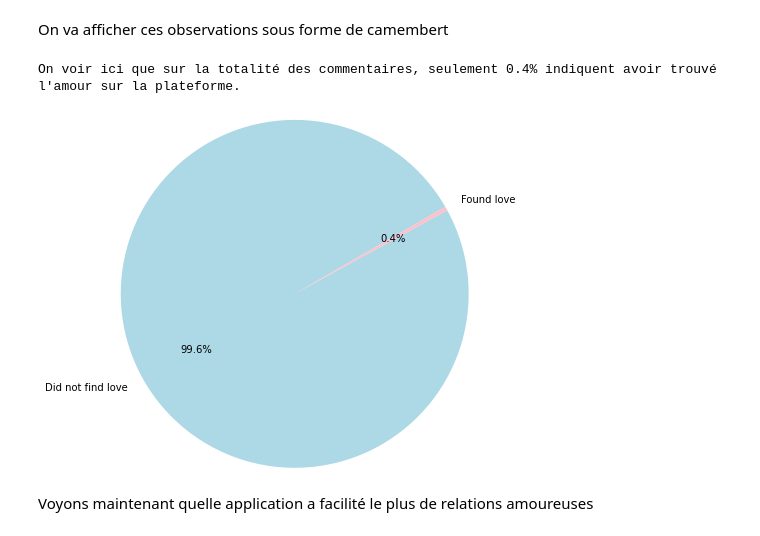
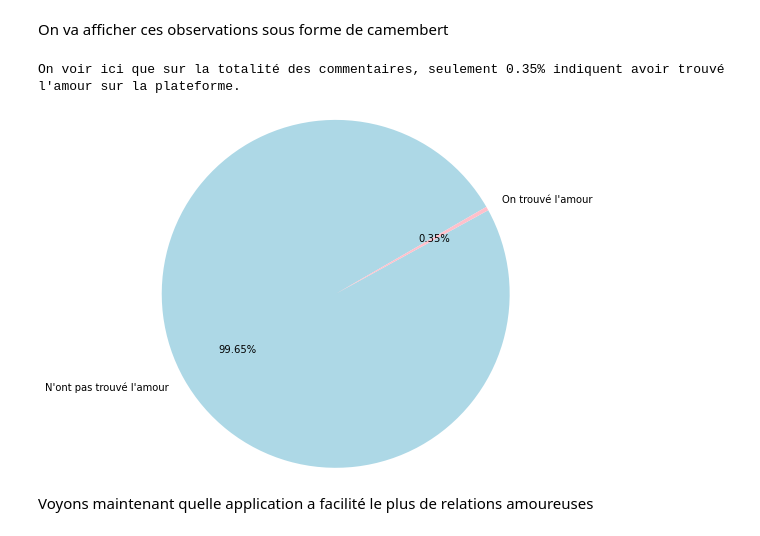
Before and after one commit to SimonCariou/text_analysis_ML, a Jupyter notebook: main.ipynb, the cells around one changed output. Drawn from its saved outputs; the diff is of its cells as text; code cells hidden in the pictures.

```diff
--- a/main.ipynb
+++ b/main.ipynb
@@ -327,18 +312,18 @@ On va afficher ces observations sous forme de camembert
 # %%
 plt.gcf().set_facecolor('white')
 plt.pie(df.found_love.notna().value_counts(),
-    labels=["Did not find love", "Found love"],
-    autopct='%1.1f%%',
+    labels=["N'ont pas trouvé l'amour", "On trouvé l'amour"],
+    autopct='%1.2f%%',
     startangle=30,
     pctdistance=0.65,
     radius = 2,
     colors=["lightblue", "pink"]
 );
 
-print("On voir ici que sur la totalité des commentaires, seulement 0.4% indiquent avoir trouvé l'amour sur la plateforme.")
+print("On voir ici que sur la totalité des commentaires, seulement 0.35% indiquent avoir trouvé l'amour sur la plateforme.")
 # %% [output]
-On voir ici que sur la totalité des commentaires, seulement 0.4% indiquent avoir trouvé l'amour sur la plateforme.
+On voir ici que sur la totalité des commentaires, seulement 0.35% indiquent avoir trouvé l'amour sur la plateforme.
-[figure, old version]
+[figure, new version]
 # %% [markdown]
 Voyons maintenant quelle application a facilité le plus de relations amoureuses
 # %%
```
Also changed, not shown: parts of 29 cells of this notebook, 1 other file.
